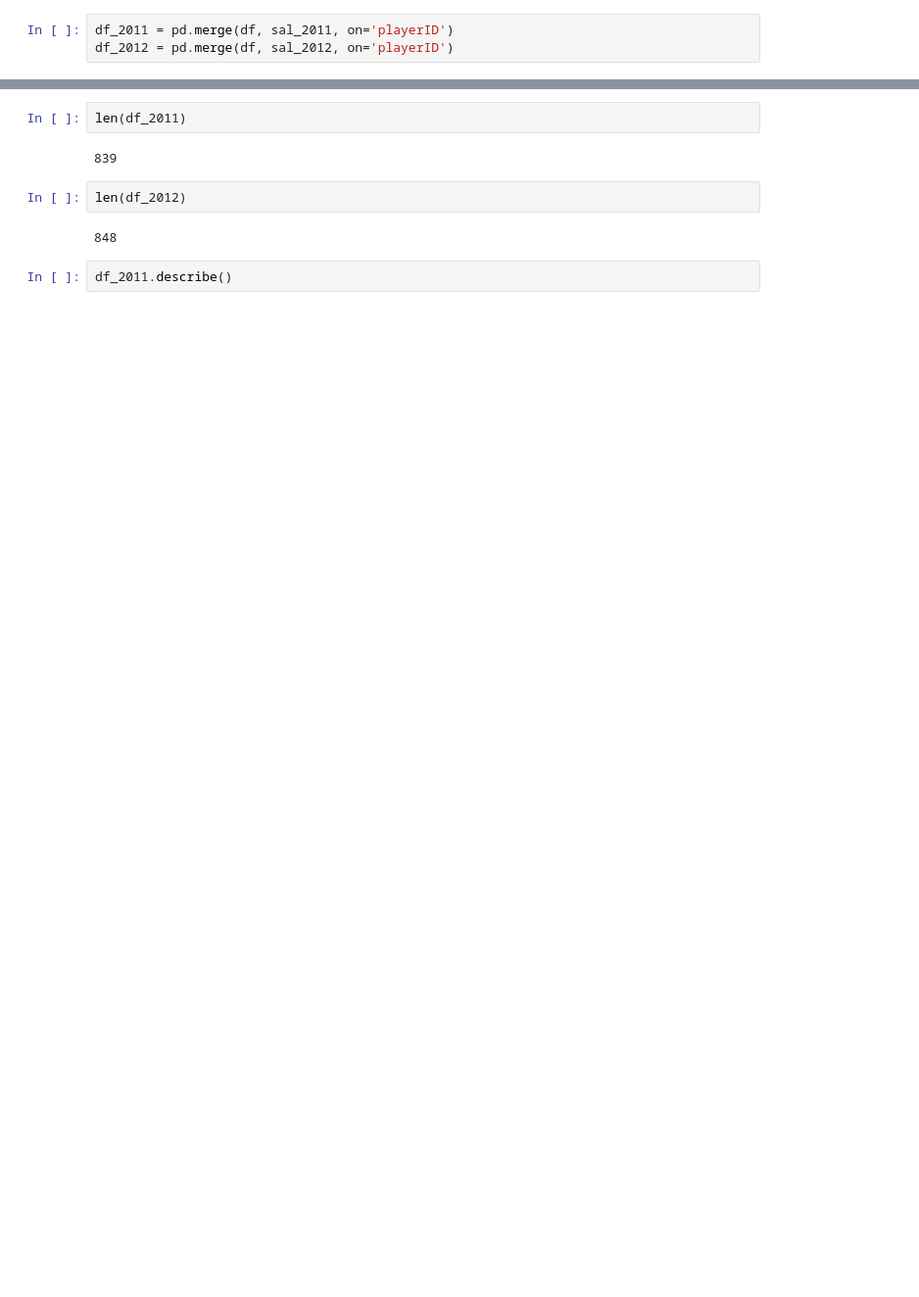
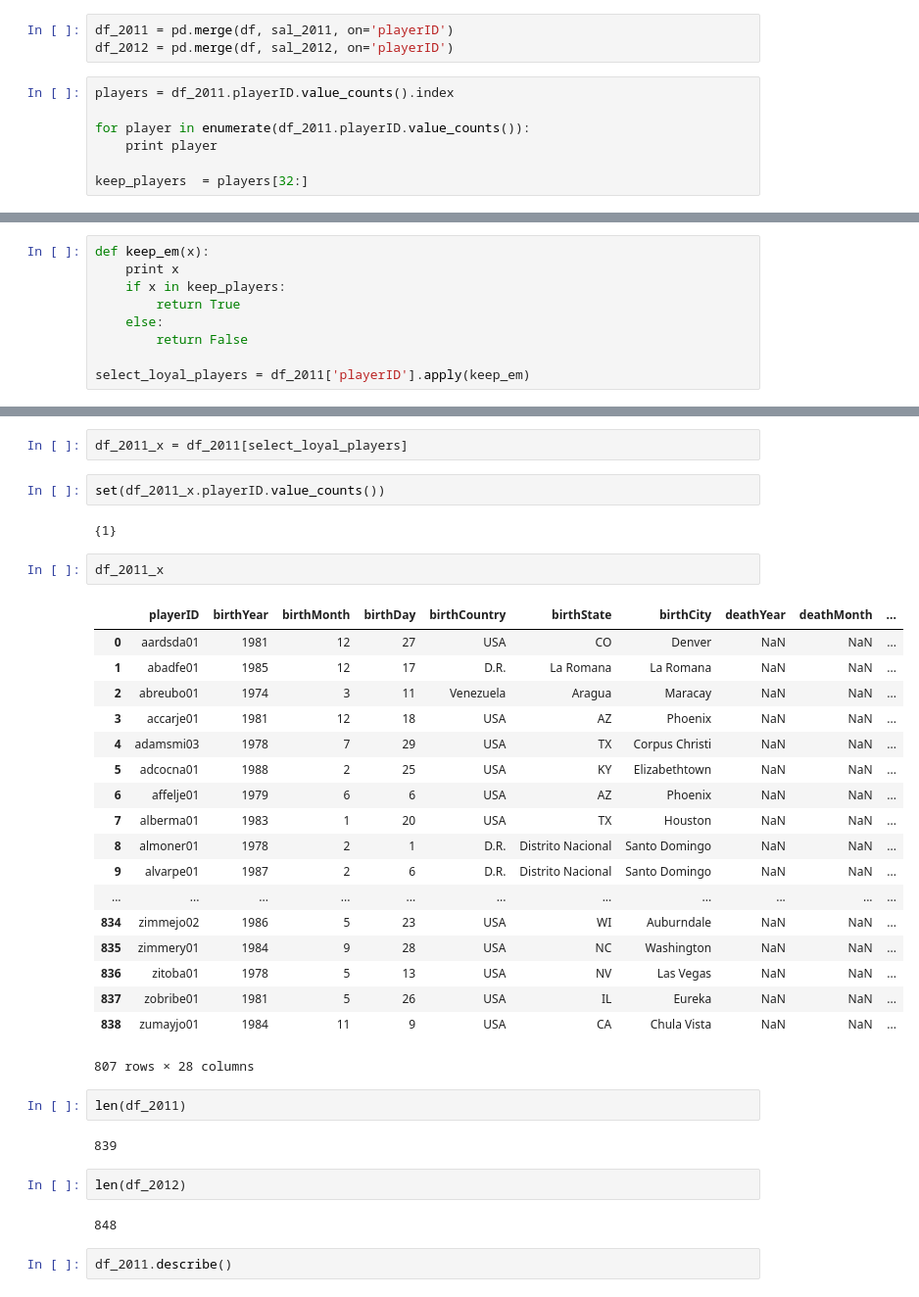
Before and after one commit to vitaminf/DS_HK_3, a Jupyter notebook: notebooks/18 - Data Exploration and Diagnostics.ipynb, the cells around one changed output, grey strips where cells are left out. Shown at 98% size. Cells and saved outputs as stored; diff of their text form; blank space fills up the shorter version.

```diff
--- a/notebooks/18 - Data Exploration and Diagnostics.ipynb
+++ b/notebooks/18 - Data Exploration and Diagnostics.ipynb
@@ -60,3 +64,10 @@ field_2012 = fielding[fielding['yearID'] == 2012]
 # %%
 df_2011 = pd.merge(df, sal_2011, on='playerID')
 df_2012 = pd.merge(df, sal_2012, on='playerID')
+# %%
+players = df_2011.playerID.value_counts().index
+
+for player in enumerate(df_2011.playerID.value_counts()):
+    print player
+
+keep_players  = players[32:]
@@ -62,0 +96,9 @@ df_2012 = pd.merge(df, sal_2012, on='playerID')
+# %%
+def keep_em(x):
+    print x
+    if x in keep_players:
+        return True
+    else:
+        return False
+
+select_loyal_players = df_2011['playerID'].apply(keep_em)
@@ -63,3 +123,30 @@ df_2012 = pd.merge(df, sal_2012, on='playerID')
+# %%
+df_2011_x = df_2011[select_loyal_players]
+# %%
+set(df_2011_x.playerID.value_counts())
+# %% [output]
+{1}
+# %%
+df_2011_x
+# %% [output]
+|  | playerID | birthYear | birthMonth | birthDay | birthCountry | birthState | birthCity | deathYear | deathMonth | ... |
+| 0 | aardsda01 | 1981 | 12 | 27 | USA | CO | Denver | NaN | NaN | ... |
+| 1 | abadfe01 | 1985 | 12 | 17 | D.R. | La Romana | La Romana | NaN | NaN | ... |
+| 2 | abreubo01 | 1974 | 3 | 11 | Venezuela | Aragua | Maracay | NaN | NaN | ... |
+| 3 | accarje01 | 1981 | 12 | 18 | USA | AZ | Phoenix | NaN | NaN | ... |
+| 4 | adamsmi03 | 1978 | 7 | 29 | USA | TX | Corpus Christi | NaN | NaN | ... |
+| 5 | adcocna01 | 1988 | 2 | 25 | USA | KY | Elizabethtown | NaN | NaN | ... |
+| 6 | affelje01 | 1979 | 6 | 6 | USA | AZ | Phoenix | NaN | NaN | ... |
+| 7 | alberma01 | 1983 | 1 | 20 | USA | TX | Houston | NaN | NaN | ... |
+| 8 | almoner01 | 1978 | 2 | 1 | D.R. | Distrito Nacional | Santo Domingo | NaN | NaN | ... |
+| 9 | alvarpe01 | 1987 | 2 | 6 | D.R. | Distrito Nacional | Santo Domingo | NaN | NaN | ... |
+| ... | ... | ... | ... | ... | ... | ... | ... | ... | ... | ... |
+| 834 | zimmejo02 | 1986 | 5 | 23 | USA | WI | Auburndale | NaN | NaN | ... |
+| 835 | zimmery01 | 1984 | 9 | 28 | USA | NC | Washington | NaN | NaN | ... |
+| 836 | zitoba01 | 1978 | 5 | 13 | USA | NV | Las Vegas | NaN | NaN | ... |
+| 837 | zobribe01 | 1981 | 5 | 26 | USA | IL | Eureka | NaN | NaN | ... |
+| 838 | zumayjo01 | 1984 | 11 | 9 | USA | CA | Chula Vista | NaN | NaN | ... |
+807 rows × 28 columns
 # %%
 len(df_2011)
 # %% [output]
```
Also changed, not shown: parts of 9 cells of this notebook.
